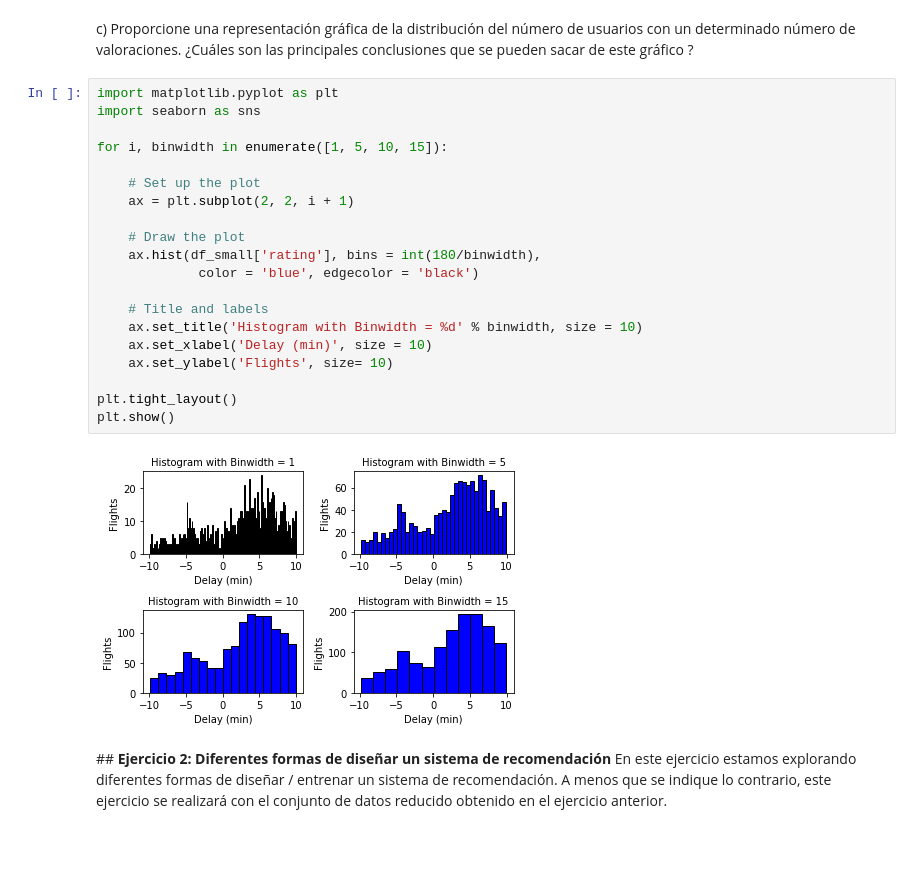
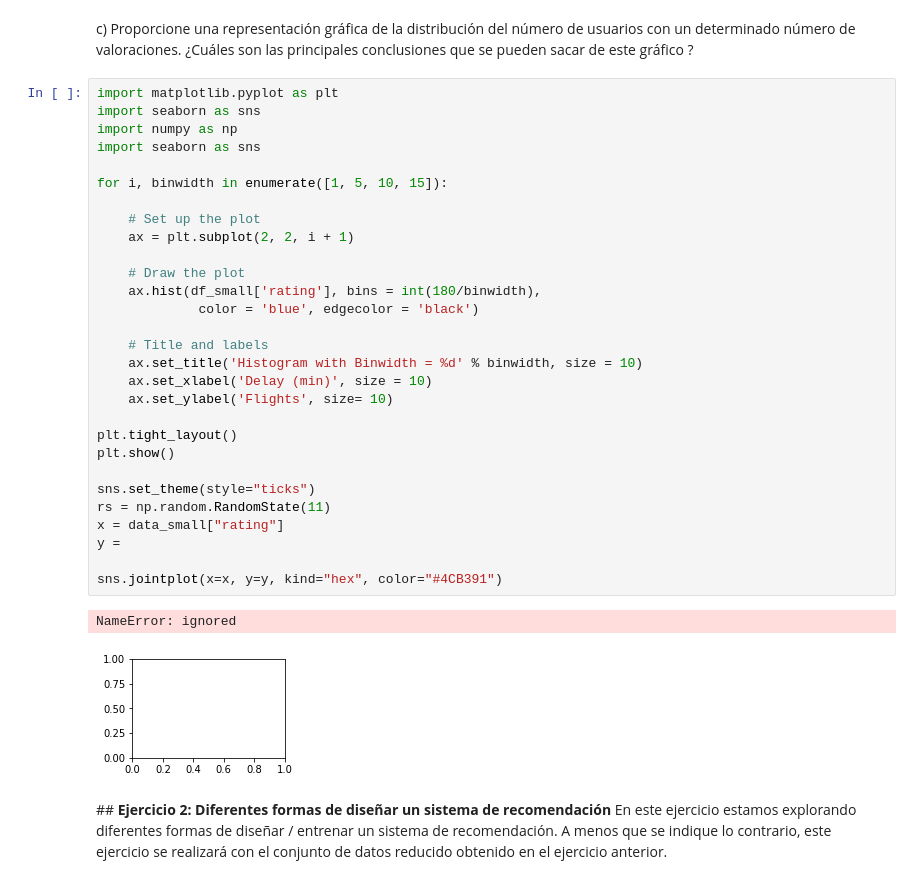
Before and after one commit to moisesortega93/MCME-AI, a Jupyter notebook: Recommenders_and_clustering_ESP.ipynb, the cells around one changed output. Saved outputs shown, nothing was run; the diff lists cells and outputs as text; blank space fills up the shorter version.

```diff
--- a/Recommenders_and_clustering_ESP.ipynb
+++ b/Recommenders_and_clustering_ESP.ipynb
@@ -148,26 +154,36 @@ df_small.describe()
 c) Proporcione una representación gráfica de la distribución del número de usuarios con un determinado número de valoraciones. ¿Cuáles son las principales conclusiones que se pueden sacar de este gráfico ?
 # %%
 import matplotlib.pyplot as plt
+import seaborn as sns
+import numpy as np
 import seaborn as sns
 
 for i, binwidth in enumerate([1, 5, 10, 15]):
 
     # Set up the plot
     ax = plt.subplot(2, 2, i + 1)
 
     # Draw the plot
     ax.hist(df_small['rating'], bins = int(180/binwidth),
              color = 'blue', edgecolor = 'black')
 
     # Title and labels
     ax.set_title('Histogram with Binwidth = %d' % binwidth, size = 10)
     ax.set_xlabel('Delay (min)', size = 10)
     ax.set_ylabel('Flights', size= 10)
 
 plt.tight_layout()
 plt.show()
+
+sns.set_theme(style="ticks")
+rs = np.random.RandomState(11)
+x = data_small["rating"]
+y =
+
+sns.jointplot(x=x, y=y, kind="hex", color="#4CB391")
 # %% [output]
+NameError: ignored
-[figure, old version]
+[figure, new version]
 # %% [markdown]
 ## **Ejercicio 2: Diferentes formas de diseñar un sistema de recomendación**
 En este ejercicio estamos explorando diferentes formas de diseñar / entrenar un sistema de recomendación. A menos que se indique lo contrario, este ejercicio se realizará con el conjunto de datos reducido obtenido en el ejercicio anterior.
```
Also changed, not shown: parts of 3 cells of this notebook.
